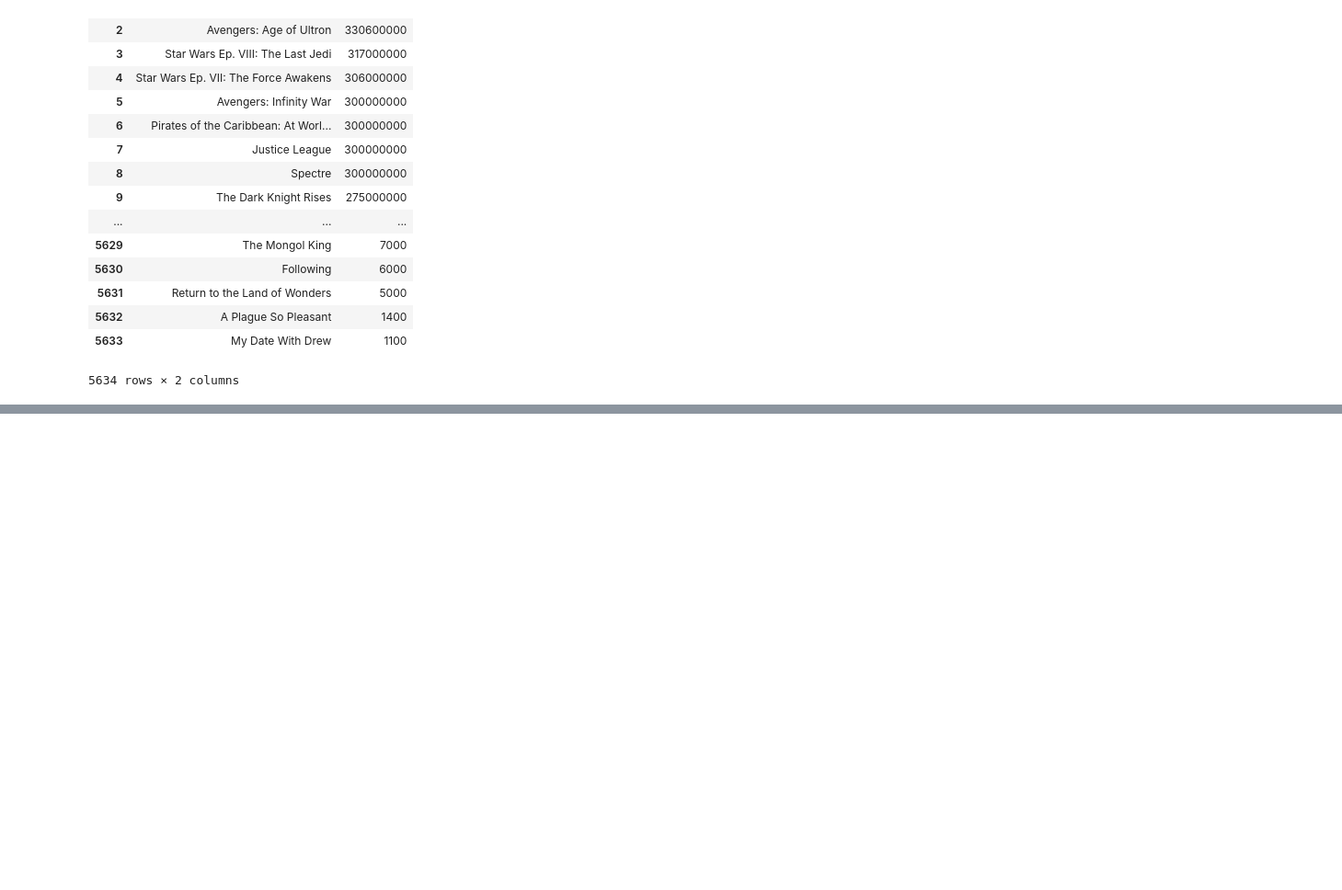
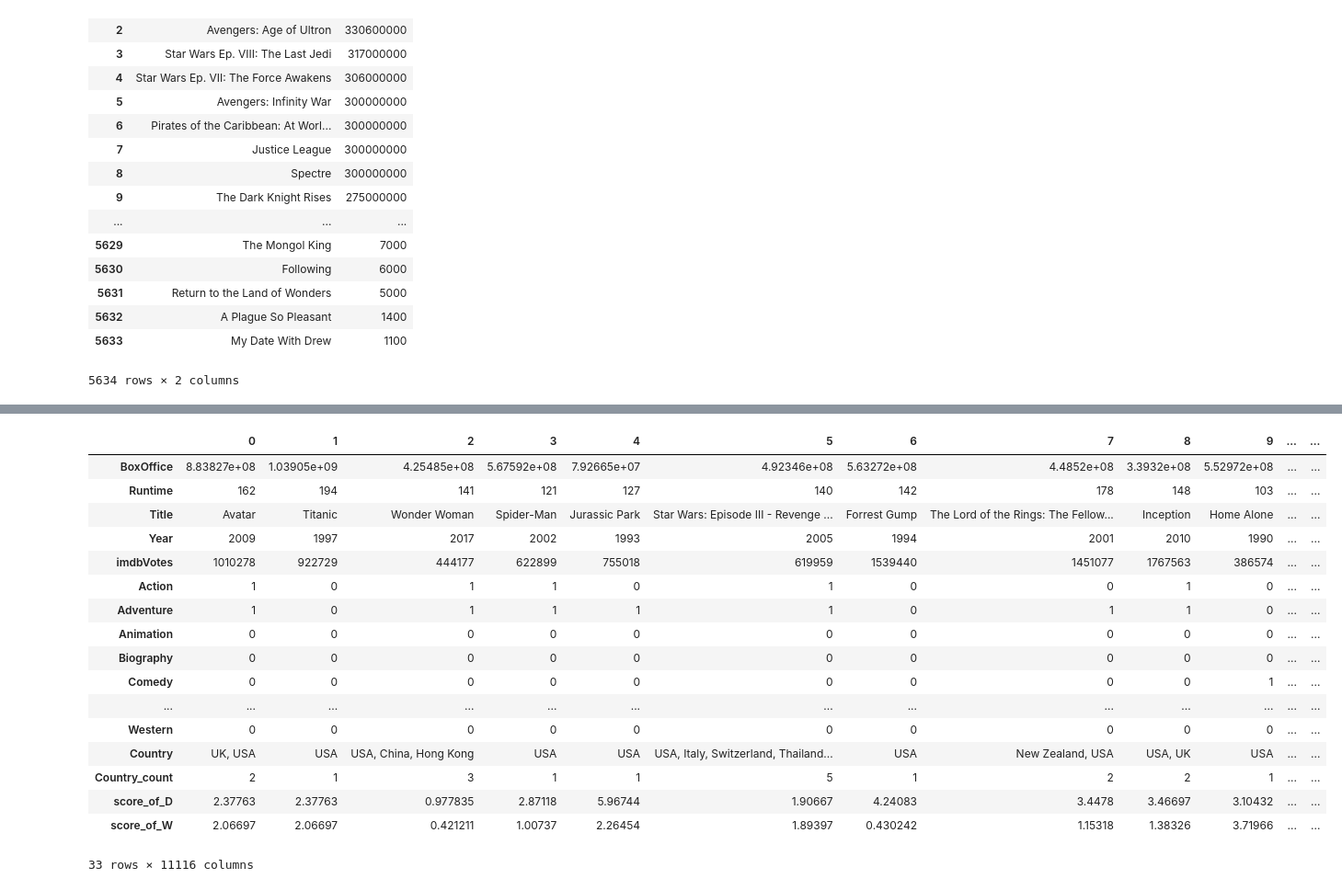
Before and after one commit to Distancs/DSGA_1001_Final, a Jupyter notebook: data_cleaning.ipynb, the cells around one changed output, grey strips where cells are left out. Shown at 92% size. Drawn from its saved outputs; the diff is of its cells as text; code cells hidden in the pictures; blank space fills up the shorter version.

```diff
--- a/data_cleaning.ipynb
+++ b/data_cleaning.ipynb
@@ -1114,0 +1118,23 @@ for i in range(len(null_want)):
+# %%
+movie=pd.read_csv('final_sep_score.csv',index_col=0)
+# %%
+movie.T
+# %% [output]
+|  | 0 | 1 | 2 | 3 | 4 | 5 | 6 | 7 | 8 | 9 | ... | ... |
+| BoxOffice | 8.83827e+08 | 1.03905e+09 | 4.25485e+08 | 5.67592e+08 | 7.92665e+07 | 4.92346e+08 | 5.63272e+08 | 4.4852e+08 | 3.3932e+08 | 5.52972e+08 | ... | ... |
+| Runtime | 162 | 194 | 141 | 121 | 127 | 140 | 142 | 178 | 148 | 103 | ... | ... |
+| Title | Avatar | Titanic | Wonder Woman | Spider-Man | Jurassic Park | Star Wars: Episode III - Revenge ... | Forrest Gump | The Lord of the Rings: The Fellow... | Inception | Home Alone | ... | ... |
+| Year | 2009 | 1997 | 2017 | 2002 | 1993 | 2005 | 1994 | 2001 | 2010 | 1990 | ... | ... |
+| imdbVotes | 1010278 | 922729 | 444177 | 622899 | 755018 | 619959 | 1539440 | 1451077 | 1767563 | 386574 | ... | ... |
+| Action | 1 | 0 | 1 | 1 | 0 | 1 | 0 | 0 | 1 | 0 | ... | ... |
+| Adventure | 1 | 0 | 1 | 1 | 1 | 1 | 0 | 1 | 1 | 0 | ... | ... |
+| Animation | 0 | 0 | 0 | 0 | 0 | 0 | 0 | 0 | 0 | 0 | ... | ... |
+| Biography | 0 | 0 | 0 | 0 | 0 | 0 | 0 | 0 | 0 | 0 | ... | ... |
+| Comedy | 0 | 0 | 0 | 0 | 0 | 0 | 0 | 0 | 0 | 1 | ... | ... |
+| ... | ... | ... | ... | ... | ... | ... | ... | ... | ... | ... | ... | ... |
+| Western | 0 | 0 | 0 | 0 | 0 | 0 | 0 | 0 | 0 | 0 | ... | ... |
+| Country | UK, USA | USA | USA, China, Hong Kong | USA | USA | USA, Italy, Switzerland, Thailand... | USA | New Zealand, USA | USA, UK | USA | ... | ... |
+| Country_count | 2 | 1 | 3 | 1 | 1 | 5 | 1 | 2 | 2 | 1 | ... | ... |
+| score_of_D | 2.37763 | 2.37763 | 0.977835 | 2.87118 | 5.96744 | 1.90667 | 4.24083 | 3.4478 | 3.46697 | 3.10432 | ... | ... |
+| score_of_W | 2.06697 | 2.06697 | 0.421211 | 1.00737 | 2.26454 | 1.89397 | 0.430242 | 1.15318 | 1.38326 | 3.71966 | ... | ... |
+33 rows × 11116 columns
```
Also changed, not shown: parts of 36 cells of this notebook.
